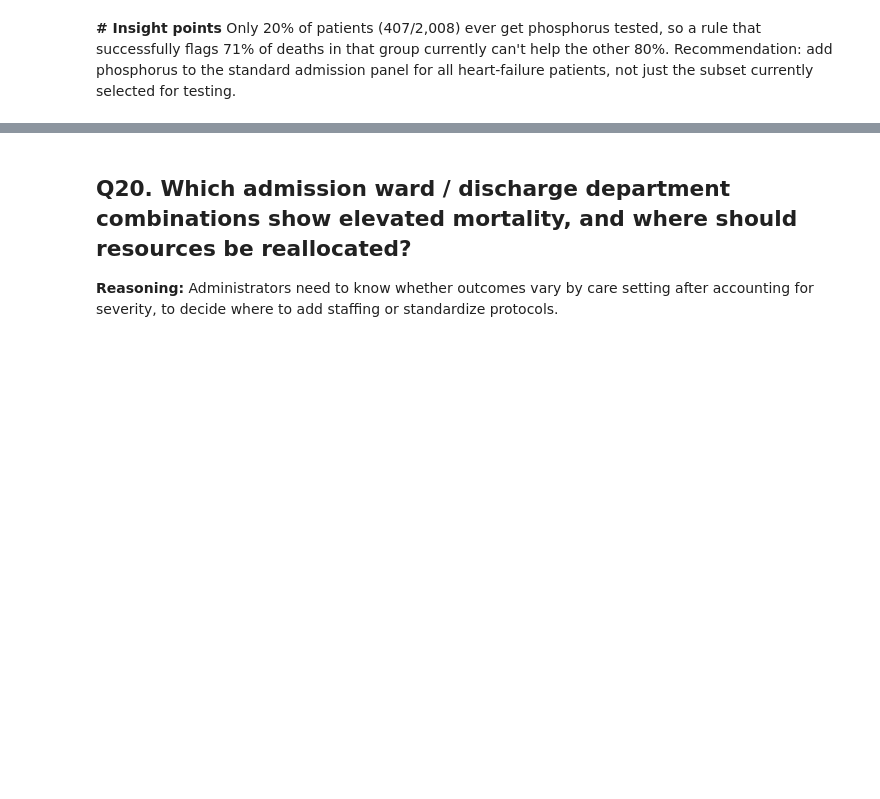
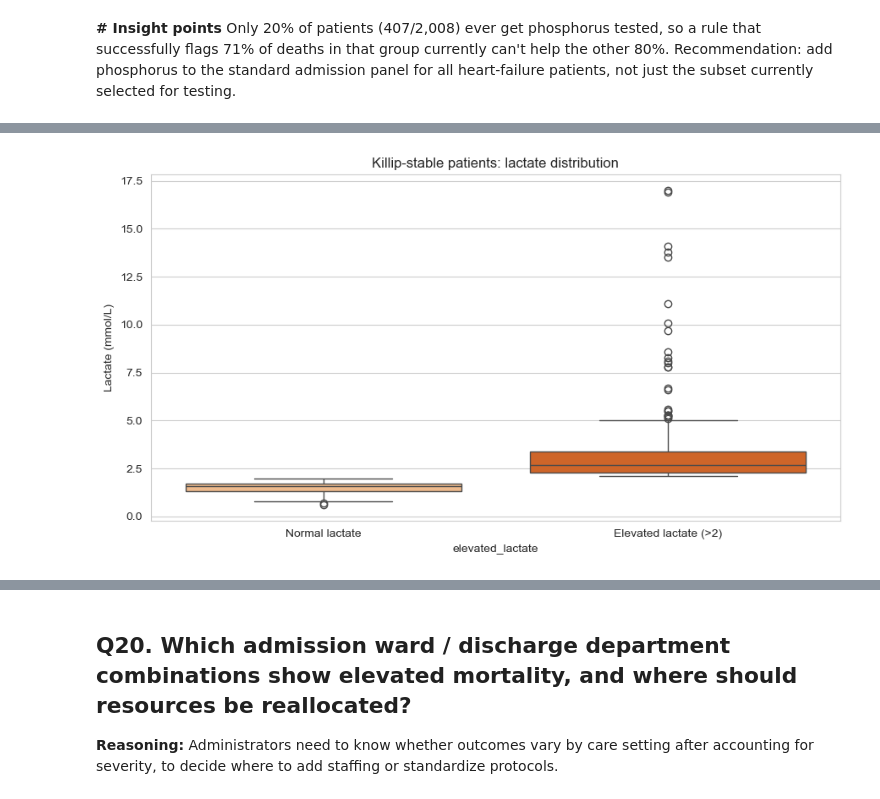
Before and after one commit to mishrasudha1984-png/Team4_The_Zen_OF_Five_PythonHackathon_Sep2026, a Jupyter notebook: Team4_The_Zen_OF_FIive_03Prescriptive.ipynb, the cells around one changed output, grey strips where cells are left out. Cells and saved outputs as stored; diff of their text form; code cells hidden in the pictures; blank space fills up the shorter version.

```diff
--- a/Team4_The_Zen_OF_FIive_03Prescriptive.ipynb
+++ b/Team4_The_Zen_OF_FIive_03Prescriptive.ipynb
@@ -439,0 +562,15 @@ Only 20% of patients (407/2,008) ever get phosphorus tested, so a rule that succ
+# %%
+# --- Hidden-risk check: within Killip-stable patients (grade 1-2), does lactate still matter? ---
+
+stable = df[df['killip_grade'].isin([1, 2])].copy()
+stable['elevated_lactate'] = stable['lactate'] > 2
+
+print("6-month outcomes within Killip-stable (grade 1-2) patients, by lactate status:")
+print(stable.groupby('elevated_lactate')[['death_within_6_months', 're_admission_within_6_months']].mean())
+print()
+print("Group sizes:")
+print(stable.groupby('elevated_lactate').size())
+
+hidden_risk = stable[stable['elevated_lactate'] == True]
+flag_cols = ['inpatient_number', 'killip_grade', 'lactate', 'death_within_6_months', 're_admission_within_6_months']
+hidden_risk[flag_cols].sort_values('lactate', ascending=False).head(20)
@@ -439,0 +606,8 @@ Only 20% of patients (407/2,008) ever get phosphorus tested, so a rule that succ
+# %%
+sns.boxplot(data=stable, x='elevated_lactate', y='lactate', hue='elevated_lactate', palette='Oranges', legend=False)
+plt.xticks([0,1], ['Normal lactate', 'Elevated lactate (>2)'])
+plt.ylabel('Lactate (mmol/L)')
+plt.title('Killip-stable patients: lactate distribution')
+plt.tight_layout(); plt.show()
+# %% [output]
+[figure, added]
```
Also changed, not shown: parts of 28 cells of this notebook.
